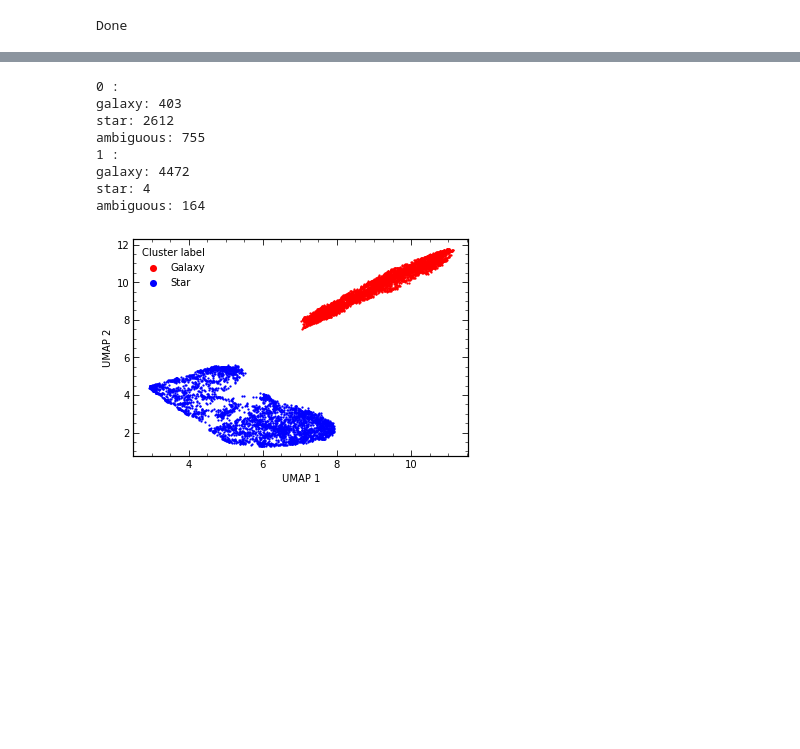
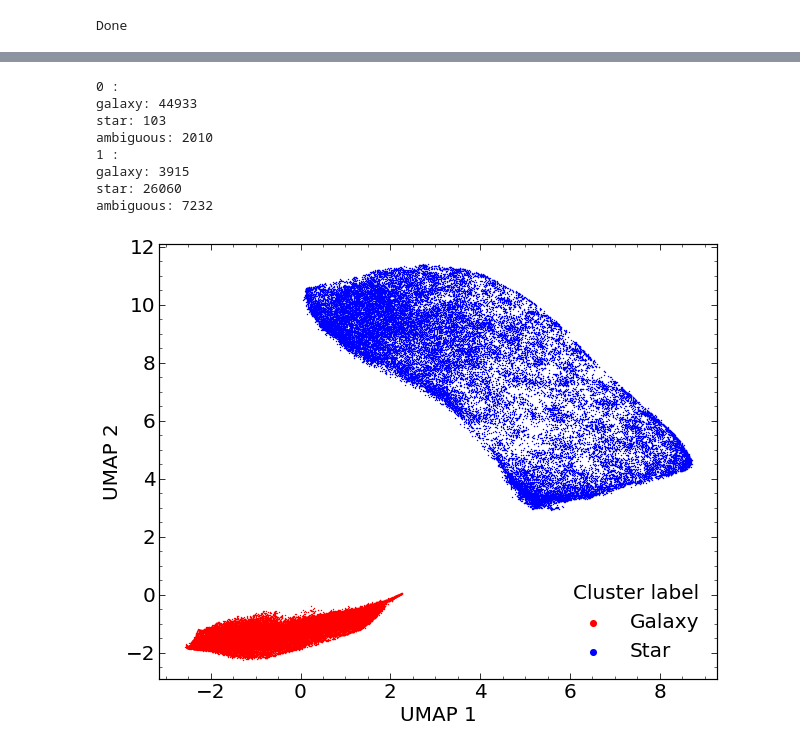
Before and after one commit to toddlcook/UMAP-star-gal-separation, a Jupyter notebook: 1.G09_u.ipynb, the cells around one changed output, grey strips where cells are left out. Saved outputs shown, nothing was run; the diff lists cells and outputs as text; code cells hidden in the pictures; blank space fills up the shorter version.

```diff
--- a/1.G09_u.ipynb
+++ b/1.G09_u.ipynb
@@ -56,8 +56,8 @@ df=df[(df['mag_Zt']<21.2) &
       (df['starmask']==0) &
       (df['class']!='artefact')]
 # %%
-# Getting a 1/100 subset of the data (for the purpose of this tutorial)
-df=df[::100]
+# Getting a 1/10 subset of the data (for the purpose of this tutorial)
+df=df[::10]
 # %%
 # Define the bands and their corresponding flux columns
 bands = ['u', 'g', 'r', 'i', 'Z', 'Y', 'J', 'H', 'K']
@@ -179,37 +181,39 @@ for label in clusterer_labels:
     print('ambiguous:',len(df[(df['cluster_label']==label) & (df['class']=='ambiguous')]))
 # %% [output]
 0 :
-galaxy: 403
-star: 2612
-ambiguous: 755
+galaxy: 44933
+star: 103
+ambiguous: 2010
 1 :
-galaxy: 4472
-star: 4
-ambiguous: 164
+galaxy: 3915
+star: 26060
+ambiguous: 7232
 # %%
 # Manually defining the HDBSCAN outputs to galaxy or star, based on the previous cell
-df['cluster_label']=df['cluster_label'].replace([1], 'galaxy')
-df['cluster_label']=df['cluster_label'].replace([0], 'star')
+df['cluster_label']=df['cluster_label'].replace([0], 'galaxy')
+df['cluster_label']=df['cluster_label'].replace([1], 'star')
 # %%
 # Plotting UMAP 1 and UMAP 2 again with cluster label. Should correspond roughly with previous plot
 plt.scatter(df[df['cluster_label']=='galaxy']['umap1'],
             df[df['cluster_label']=='galaxy']['umap2'],
-            s=5,linewidth=0,label='Galaxy',c='red')
+            s=2,linewidth=0,label='Galaxy',c='red')
 
 plt.scatter(df[df['cluster_label']=='star']['umap1'],
             df[df['cluster_label']=='star']['umap2'],
-            s=5,linewidth=0,label='Star',c='blue')
+            s=2,linewidth=0,label='Star',c='blue')
 
 lgnd=plt.legend(frameon=False,title='Cluster label')
 
 lgnd.legend_handles[0]._sizes = [50]
 lgnd.legend_handles[1]._sizes = [50]
 plt.xlabel('UMAP 1')
 plt.ylabel('UMAP 2')
 
+plt.savefig('plots/UMAP_u_cluster.jpg',bbox_inches='tight',dpi=100,facecolor='white')
+
 plt.show()
 # %% [output]
-[figure, old version]
+[figure, new version]
 # %%
 #Saving labels
 df['cluster_label'].to_csv('../data/G09_u_labels.csv')
```
Also changed, not shown: parts of 4 cells of this notebook, 9 other files.
